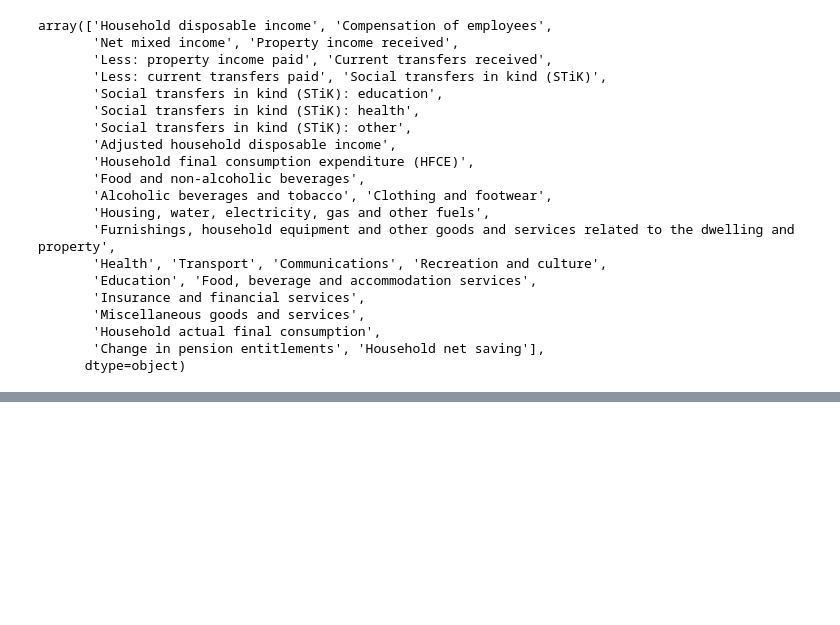
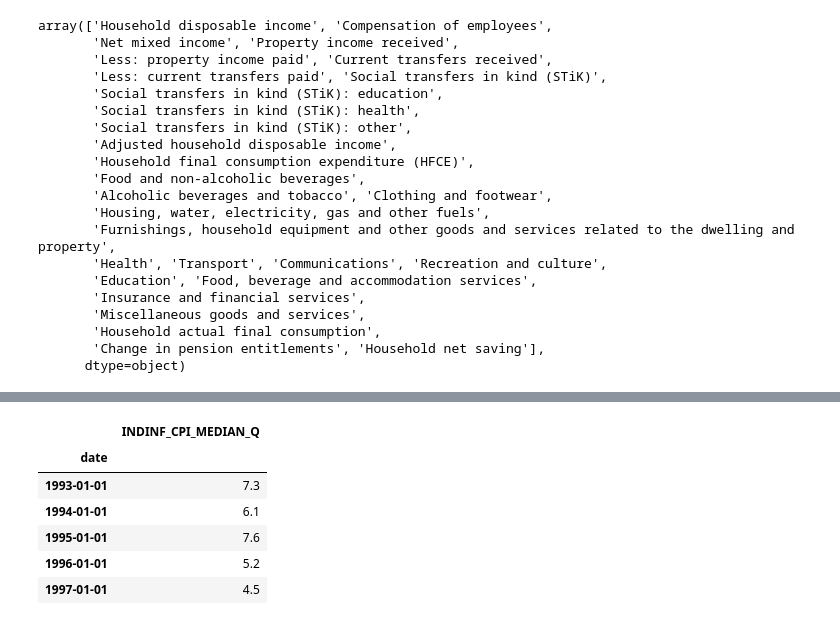
Before and after one commit to Sahib0096/Project-1-Group-3-, a Jupyter notebook: Project 1.ipynb, the cells around one changed output, grey strips where cells are left out. Drawn from its saved outputs; the diff is of its cells as text; code cells hidden in the pictures; blank space fills up the shorter version.

```diff
--- a/Project 1.ipynb
+++ b/Project 1.ipynb
@@ -133,0 +177,18 @@ array(['Household disposable income', 'Compensation of employees',
+# %%
+#converting date
+median_df['date'] = pd.to_datetime(median_df['date'], format='%Y')
+#summing observation with the same date
+
+groupby_df=median_df.groupby (by = ['date']).sum()
+
+
+#displaying the first five observations
+groupby_df.head()
+# %% [output]
+|  | INDINF_CPI_MEDIAN_Q |
+| date |  |
+| 1993-01-01 | 7.3 |
+| 1994-01-01 | 6.1 |
+| 1995-01-01 | 7.6 |
+| 1996-01-01 | 5.2 |
+| 1997-01-01 | 4.5 |
```
Also changed, not shown: parts of 5 cells of this notebook.
